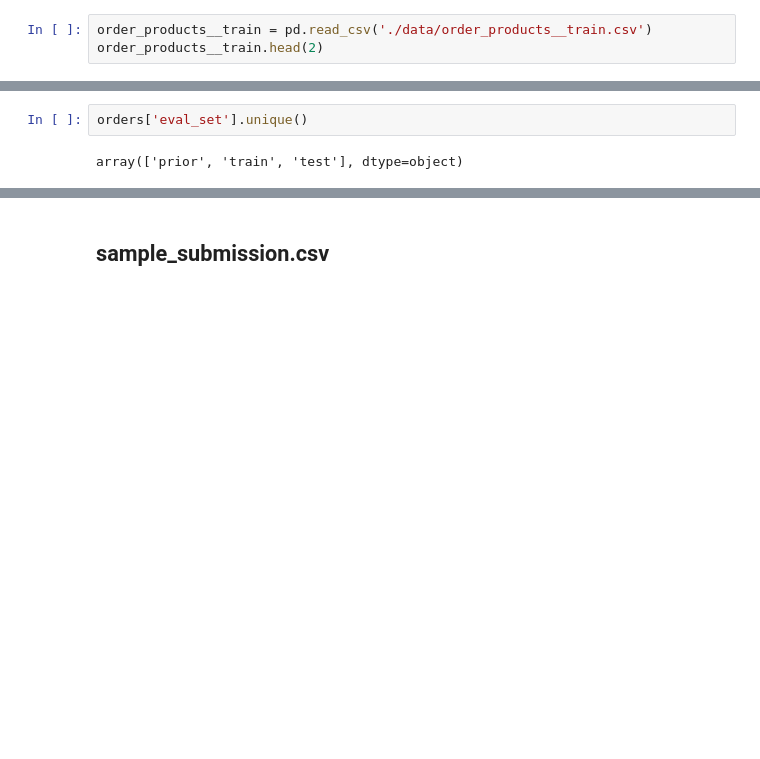
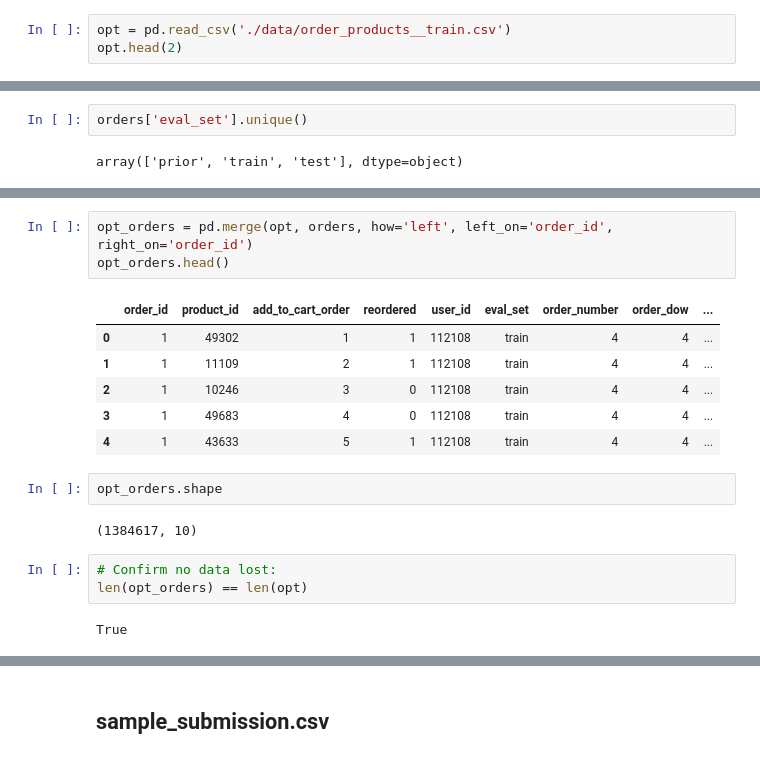
Before and after one commit to Harikant1707/kaggle_instacart, a Jupyter notebook: data_exploration.ipynb, the cells around one changed output, grey strips where cells are left out. Saved outputs shown, nothing was run; the diff lists cells and outputs as text; blank space fills up the shorter version.

```diff
--- a/data_exploration.ipynb
+++ b/data_exploration.ipynb
@@ -324,8 +325,8 @@ Average 10.09 products per order.
 # %% [markdown]
 ## order_products__train.csv
 # %%
-order_products__train = pd.read_csv('./data/order_products__train.csv')
-order_products__train.head(2)
+opt = pd.read_csv('./data/order_products__train.csv')
+opt.head(2)
 # %% [output]
 |  | order_id | product_id | add_to_cart_order | reordered |
 | 0 | 1 | 49302 | 1 | 1 |
@@ -382,0 +406,19 @@ test 75000
+# %%
+opt_orders = pd.merge(opt, orders, how='left', left_on='order_id', right_on='order_id')
+opt_orders.head()
+# %% [output]
+|  | order_id | product_id | add_to_cart_order | reordered | user_id | eval_set | order_number | order_dow | ... |
+| 0 | 1 | 49302 | 1 | 1 | 112108 | train | 4 | 4 | ... |
+| 1 | 1 | 11109 | 2 | 1 | 112108 | train | 4 | 4 | ... |
+| 2 | 1 | 10246 | 3 | 0 | 112108 | train | 4 | 4 | ... |
+| 3 | 1 | 49683 | 4 | 0 | 112108 | train | 4 | 4 | ... |
+| 4 | 1 | 43633 | 5 | 1 | 112108 | train | 4 | 4 | ... |
+# %%
+opt_orders.shape
+# %% [output]
+(1384617, 10)
+# %%
+# Confirm no data lost:
+len(opt_orders) == len(opt)
+# %% [output]
+True
```
Also changed, not shown: parts of 37 cells of this notebook.
